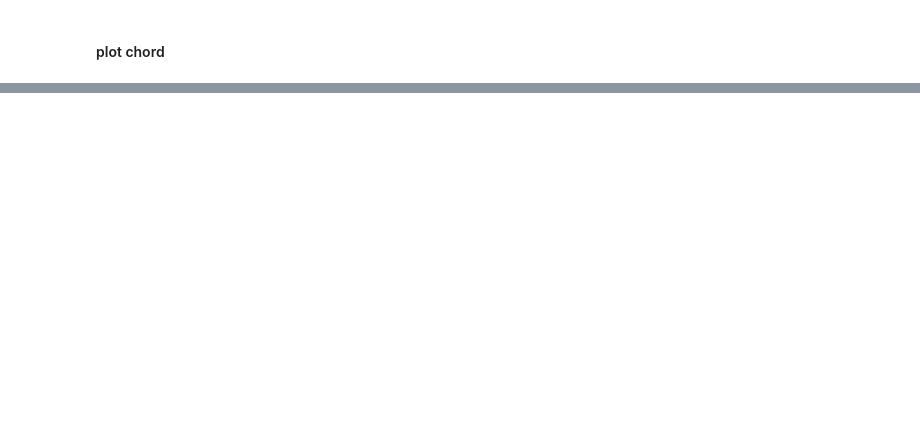
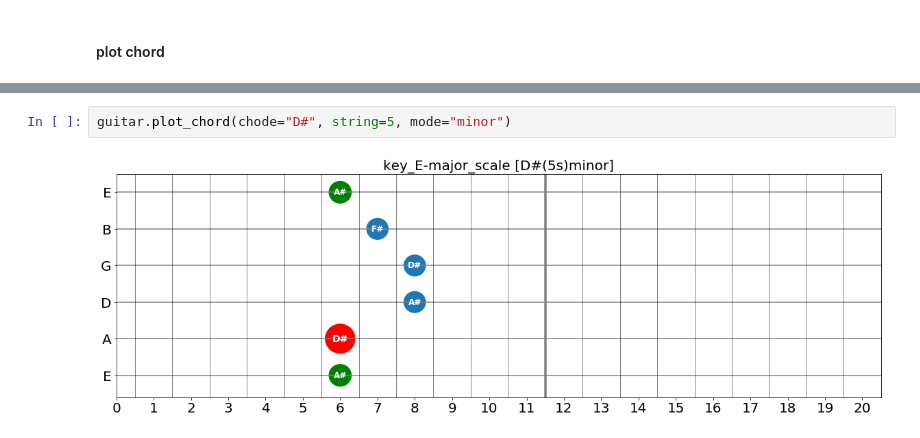
Before and after one commit to iwasakishuto/PyGuitar, a Jupyter notebook: examples.ipynb, the cells around one changed output, grey strips where cells are left out. Drawn from its saved outputs; the diff is of its cells as text; blank space fills up the shorter version.

```diff
--- a/examples.ipynb
+++ b/examples.ipynb
@@ -23,0 +43,4 @@ NotImplementedError: Not Impremented.
+# %%
+guitar.plot_chord(chode="D#", string=5, mode="minor")
+# %% [output]
+[figure, added]
```
Also changed, not shown: parts of 15 cells of this notebook.
